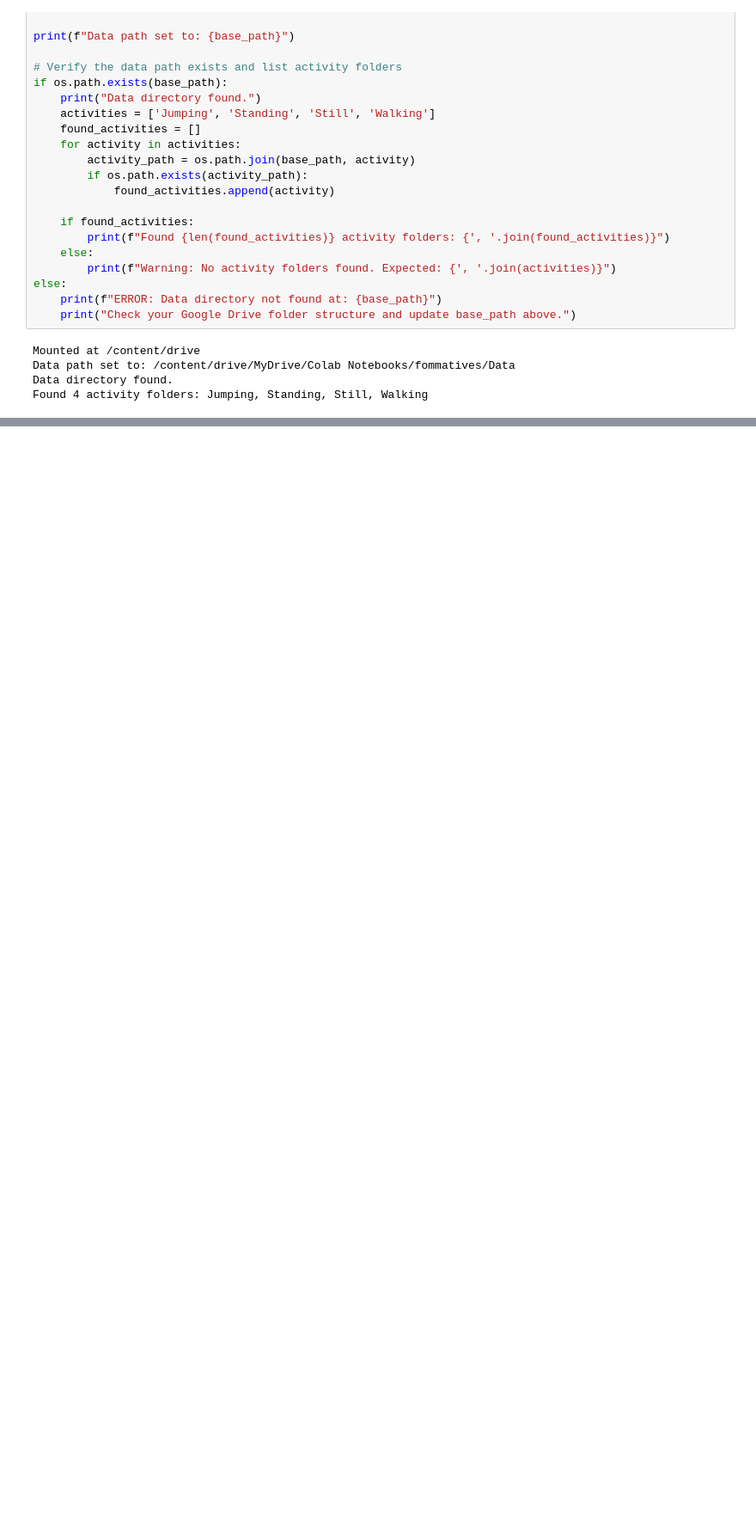
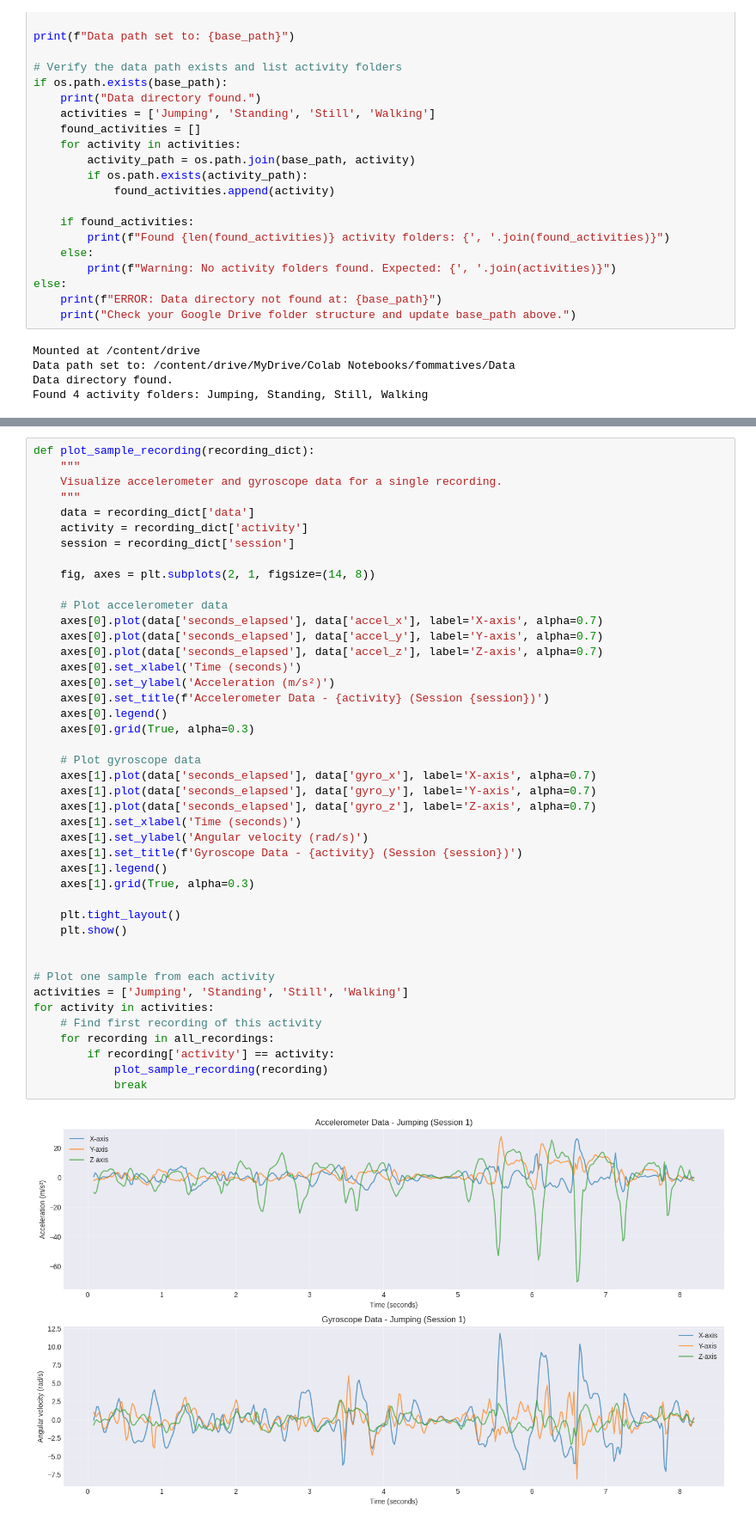
Before and after one commit to twizelissa/Hidden-Markov-Models, a Jupyter notebook: HMM_Activity_Recognition.ipynb, the cells around one changed output, grey strips where cells are left out. Shown at 86% size. Cells and saved outputs as stored; diff of their text form; blank space fills up the shorter version.

Commit message:
Add data loading functions and sample sensor data visualizations

```diff
--- a/HMM_Activity_Recognition.ipynb
+++ b/HMM_Activity_Recognition.ipynb
@@ -101,0 +224,45 @@ Found 4 activity folders: Jumping, Standing, Still, Walking
+# %%
+def plot_sample_recording(recording_dict):
+    """
+    Visualize accelerometer and gyroscope data for a single recording.
+    """
+    data = recording_dict['data']
+    activity = recording_dict['activity']
+    session = recording_dict['session']
+
+    fig, axes = plt.subplots(2, 1, figsize=(14, 8))
+
+    # Plot accelerometer data
+    axes[0].plot(data['seconds_elapsed'], data['accel_x'], label='X-axis', alpha=0.7)
+    axes[0].plot(data['seconds_elapsed'], data['accel_y'], label='Y-axis', alpha=0.7)
+    axes[0].plot(data['seconds_elapsed'], data['accel_z'], label='Z-axis', alpha=0.7)
+    axes[0].set_xlabel('Time (seconds)')
+    axes[0].set_ylabel('Acceleration (m/s²)')
+    axes[0].set_title(f'Accelerometer Data - {activity} (Session {session})')
+    axes[0].legend()
+    axes[0].grid(True, alpha=0.3)
+
+    # Plot gyroscope data
+    axes[1].plot(data['seconds_elapsed'], data['gyro_x'], label='X-axis', alpha=0.7)
+    axes[1].plot(data['seconds_elapsed'], data['gyro_y'], label='Y-axis', alpha=0.7)
+    axes[1].plot(data['seconds_elapsed'], data['gyro_z'], label='Z-axis', alpha=0.7)
+    axes[1].set_xlabel('Time (seconds)')
+    axes[1].set_ylabel('Angular velocity (rad/s)')
+    axes[1].set_title(f'Gyroscope Data - {activity} (Session {session})')
+    axes[1].legend()
+    axes[1].grid(True, alpha=0.3)
+
+    plt.tight_layout()
+    plt.show()
+
+
+# Plot one sample from each activity
+activities = ['Jumping', 'Standing', 'Still', 'Walking']
+for activity in activities:
+    # Find first recording of this activity
+    for recording in all_recordings:
+        if recording['activity'] == activity:
+            plot_sample_recording(recording)
+            break
+# %% [output]
+[figure, added]
```
Also changed, not shown: parts of 4 cells of this notebook.
